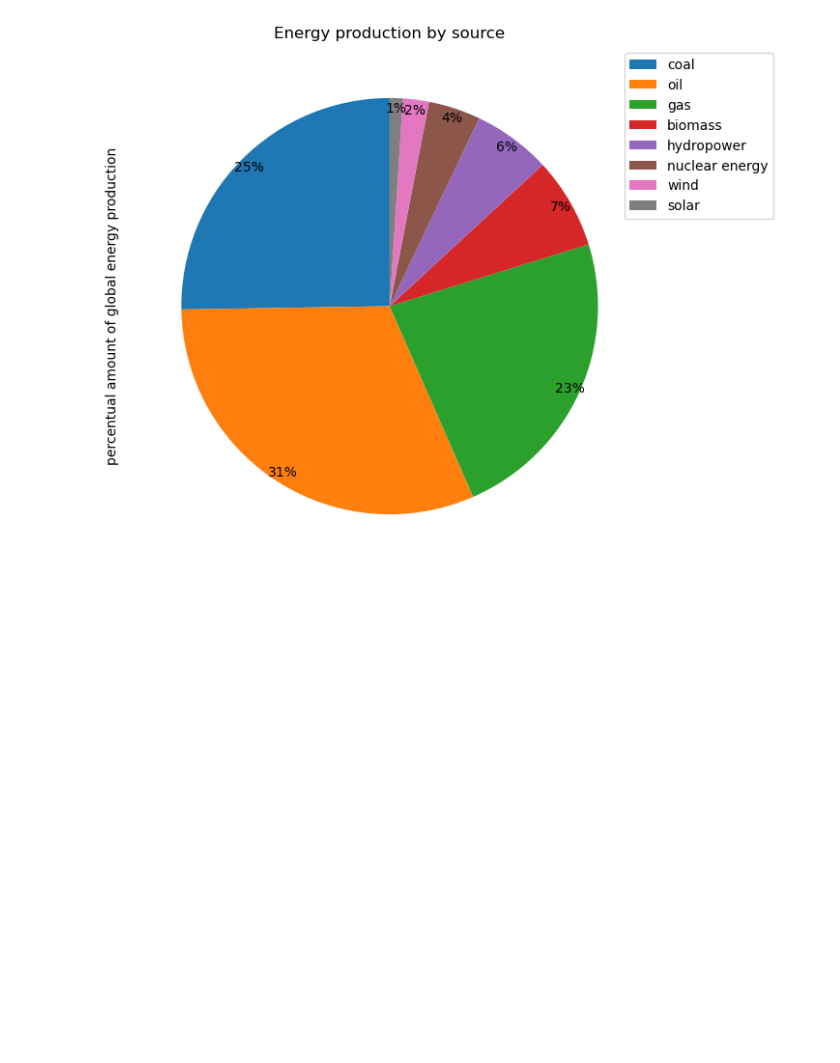
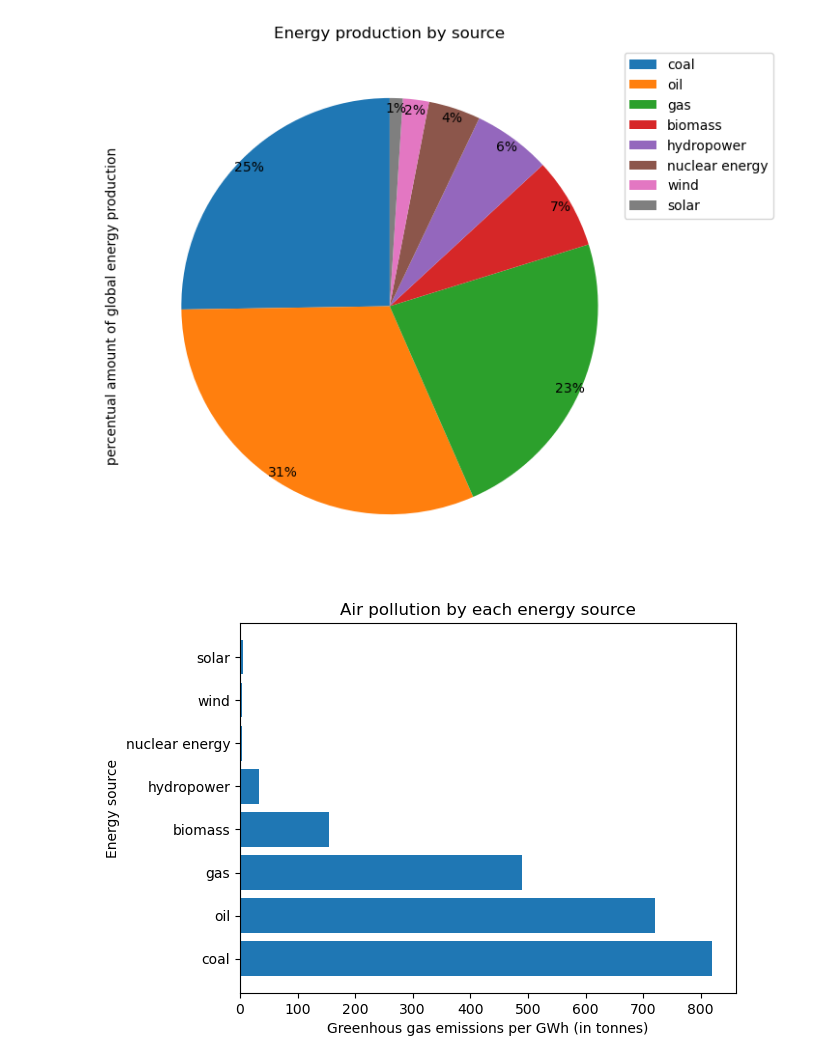
Before and after one commit to IsuruJayamanne/project-ds-energy-source-data-analysis, a Jupyter notebook: diagnostic.ipynb, the cells around one changed output. Cells and saved outputs as stored; diff of their text form; code cells hidden in the pictures; blank space fills up the shorter version.

Commit message:
add bar chart with air pollution

```diff
--- a/diagnostic.ipynb
+++ b/diagnostic.ipynb
@@ -61,3 +61,17 @@ ax.legend(df_env_impact.index, loc='upper right', bbox_to_anchor=(1.25, 1))
 plt.show()
 # %% [output]
 [figure]
+# %%
+# Air pollution by each energy source
+
+emissions = df_env_impact["tonnes of greenhouse gas emissions per gigawatt-hour of electricity production"]
+
+plt.barh(df_env_impact.index, emissions)
+
+plt.xlabel('Greenhous gas emissions per GWh (in tonnes)')
+plt.ylabel('Energy source')
+plt.title('Air pollution by each energy source')
+
+plt.show()
+# %% [output]
+[figure, added]
```
